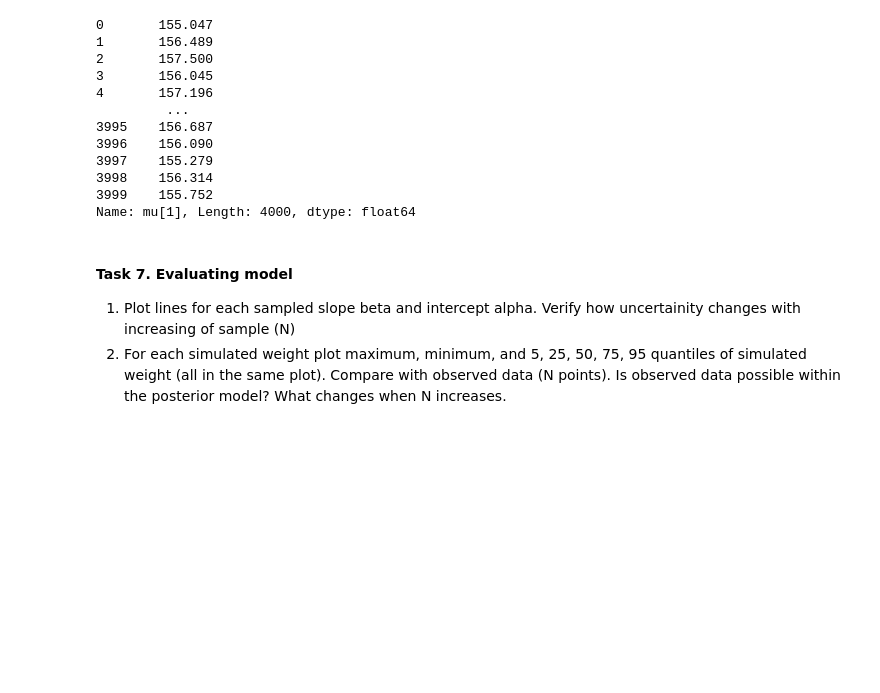
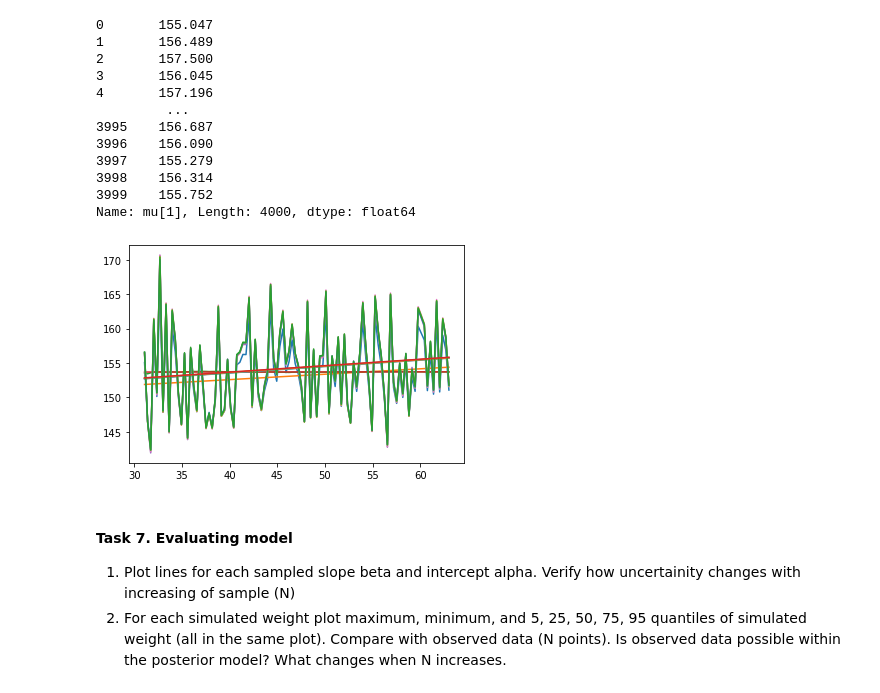
Before and after one commit to dobrodzziej/Maciej-Wojtys-Data-Analytics, a Jupyter notebook: Lab-4/lab4.ipynb, the cells around one changed output. Saved outputs shown, nothing was run; the diff lists cells and outputs as text; code cells hidden in the pictures; blank space fills up the shorter version.

```diff
--- a/Lab-4/lab4.ipynb
+++ b/Lab-4/lab4.ipynb
@@ -323,6 +380,52 @@ data6.iloc[:, 10]
 3998    156.314
 3999    155.752
 Name: mu[1], Length: 4000, dtype: float64
+# %%
+median_min = np.zeros(100)
+for i in range(100):
+    median_min[i] = np.quantile(data6.iloc[0, i + 10], 0.5)
+
+median_max = np.zeros(100)
+for i in range(100):
+    median_max[i] = np.quantile(data6.iloc[: i + 10], 0.5)
+
+median_5 = np.zeros(100)
+for i in range(100):
+    median_5[i] = np.quantile(data6.iloc[0:5, i + 10], 0.5)
+
+median_25 = np.zeros(100)
+for i in range(100):
+    median_25[i] = np.quantile(data6.iloc[0:25, i + 10], 0.5)
+
+median_50 = np.zeros(100)
+for i in range(100):
+    median_50[i] = np.quantile(data6.iloc[0:50, i + 10], 0.5)
+
+median_75 = np.zeros(100)
+for i in range(100):
+    median_75[i] = np.quantile(data6.iloc[0:75, i + 10], 0.5)
+
+median_95 = np.zeros(100)
+for i in range(100):
+    median_95[i] = np.quantile(data6.iloc[0:95, i + 10], 0.5)
+
+medians = [median_min, median_max, median_5, median_25, median_50, median_75, median_95]
+# %%
+predicts = []
+X = []
+for median in medians:
+    x = (np.linspace(np.min(d["weight"]), np.max(d["weight"]), len(median))).reshape(-1, 1)
+    X.append(x)
+    regr = linear_model.LinearRegression()
+    regr.fit(x, median)
+    predict = regr.predict(x)
+    predicts.append(predict)
+# %%
+for i in range(len(medians)):
+    plt.plot(X[i], medians[i])
+    plt.plot(X[i], predicts[i])
+# %% [output]
+[figure, added]
 # %% [markdown]
 #### Task 7. Evaluating model
 
```
Also changed, not shown: parts of 19 cells of this notebook, 12 other files.
